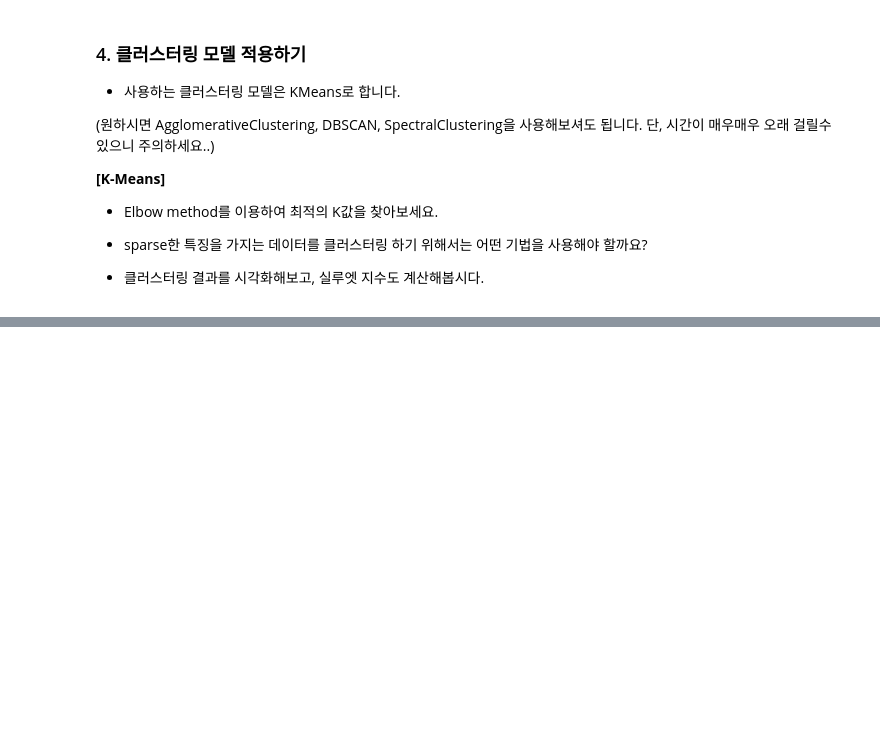
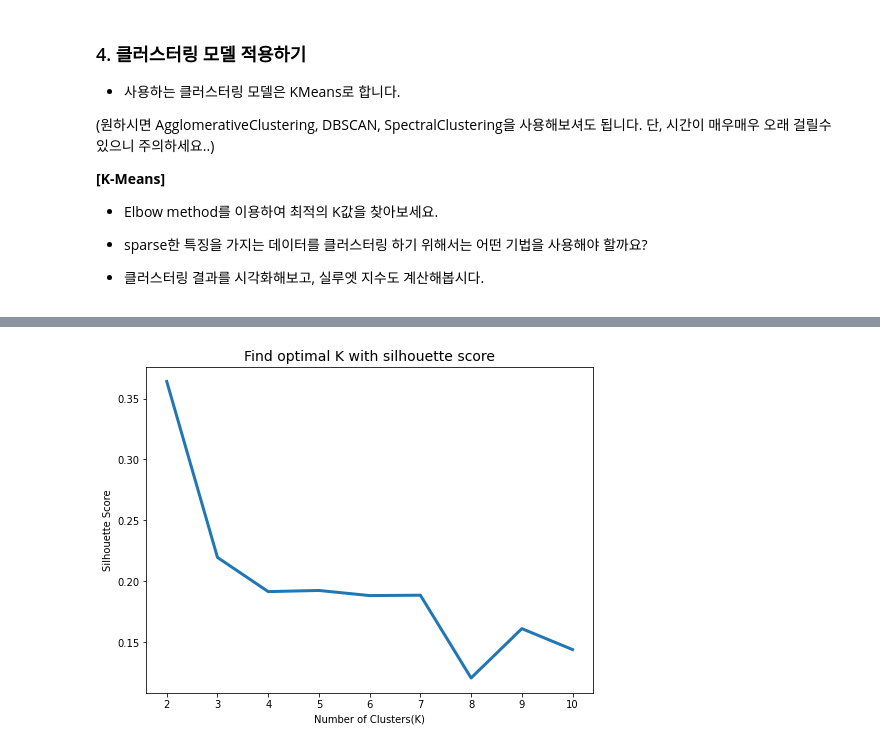
Before and after one commit to maruyacoding/yeardream2, a Jupyter notebook: TIL/May,2022/20220528_Chapter_05_Clustering_06_Mini_PJT_쇼핑몰_사용자_고객_세분화(실습).ipynb, the cells around one changed output, grey strips where cells are left out. Drawn from its saved outputs; the diff is of its cells as text; code cells hidden in the pictures; blank space fills up the shorter version.

```diff
--- a/TIL/May,2022/20220528_Chapter_05_Clustering_06_Mini_PJT_쇼핑몰_사용자_고객_세분화(실습).ipynb
+++ b/TIL/May,2022/20220528_Chapter_05_Clustering_06_Mini_PJT_쇼핑몰_사용자_고객_세분화(실습).ipynb
@@ -83,10 +253,12 @@ plt.show()
 # %%
 # Silhouette score : 같은 클러스터에 속하는 데이터중 가장 먼 데이터와의 거리와 다른 클러스터에 속하는 데이터 중 가장 가까운 데이터와의 거리 비율을 계산한 지표. [-1, 1]
 # Reference : https://en.wikipedia.org/wiki/Silhouette_(clustering)
 
 plt.figure(figsize=(8, 6))
 plt.title("Find optimal K with silhouette score", fontsize=14)
 plt.xlabel("Number of Clusters(K)", fontsize=10)
 plt.ylabel("Silhouette Score", fontsize=10)
-plt.plot(range(2, 21), silhouettes)
+plt.plot(range(2, 11), silhouettes, lw=3)
 plt.show()
+# %% [output]
+[figure, added]
```
Also changed, not shown: parts of 30 cells of this notebook.
